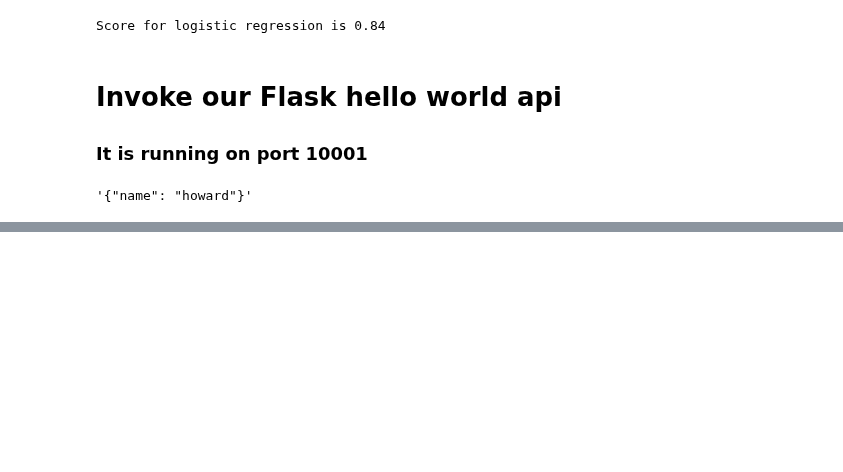
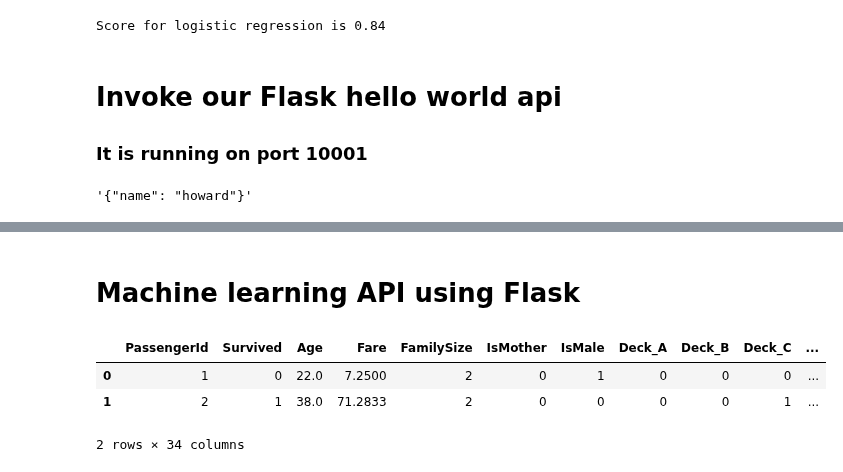
Before and after one commit to hpinsley/titanic, a Jupyter notebook: notebooks/Preparing the Model.ipynb, the cells around one changed output, grey strips where cells are left out. Drawn from its saved outputs; the diff is of its cells as text; code cells hidden in the pictures; blank space fills up the shorter version.

```diff
--- a/notebooks/Preparing the Model.ipynb
+++ b/notebooks/Preparing the Model.ipynb
@@ -413,0 +426,2 @@ r = requests.post(url, data)
+# %% [markdown]
+# Machine learning API using Flask
@@ -413,0 +435,7 @@ r = requests.post(url, data)
+# %%
+train_df.head(2)
+# %% [output]
+|  | PassengerId | Survived | Age | Fare | FamilySize | IsMother | IsMale | Deck_A | Deck_B | Deck_C | ... |
+| 0 | 1 | 0 | 22.0 | 7.2500 | 2 | 0 | 1 | 0 | 0 | 0 | ... |
+| 1 | 2 | 1 | 38.0 | 71.2833 | 2 | 0 | 0 | 0 | 0 | 1 | ... |
+2 rows × 34 columns
```
Also changed, not shown: parts of 11 cells of this notebook, 1 other file.
